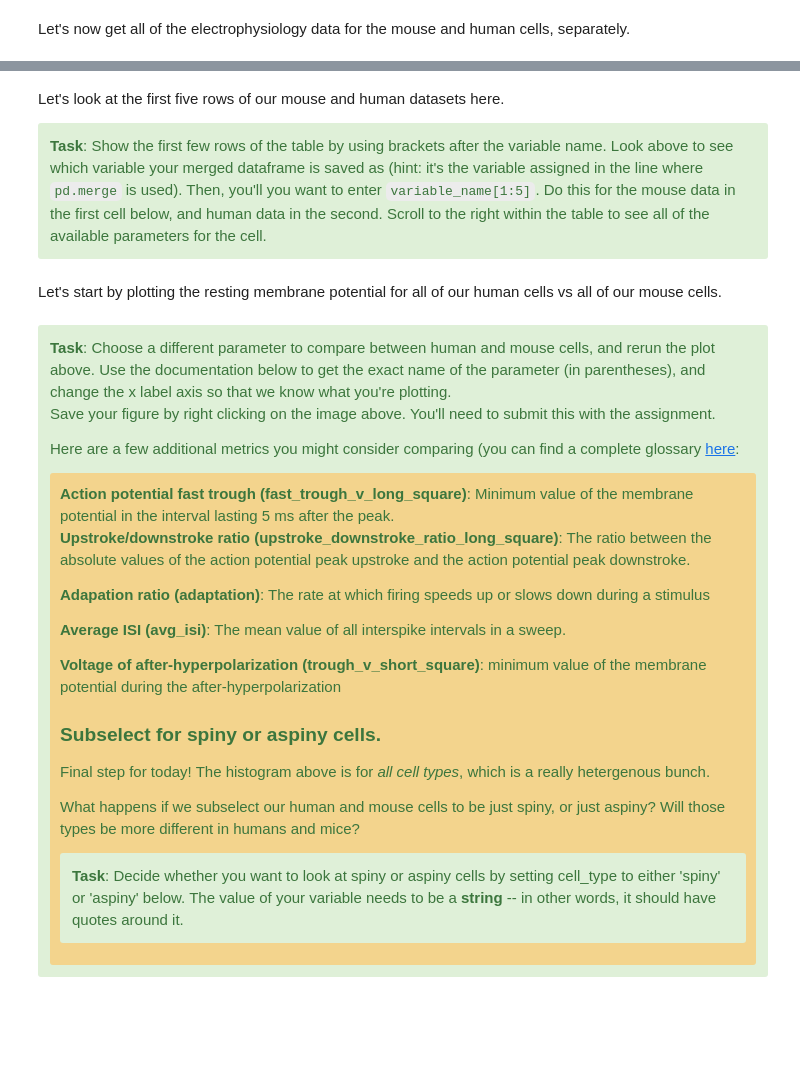
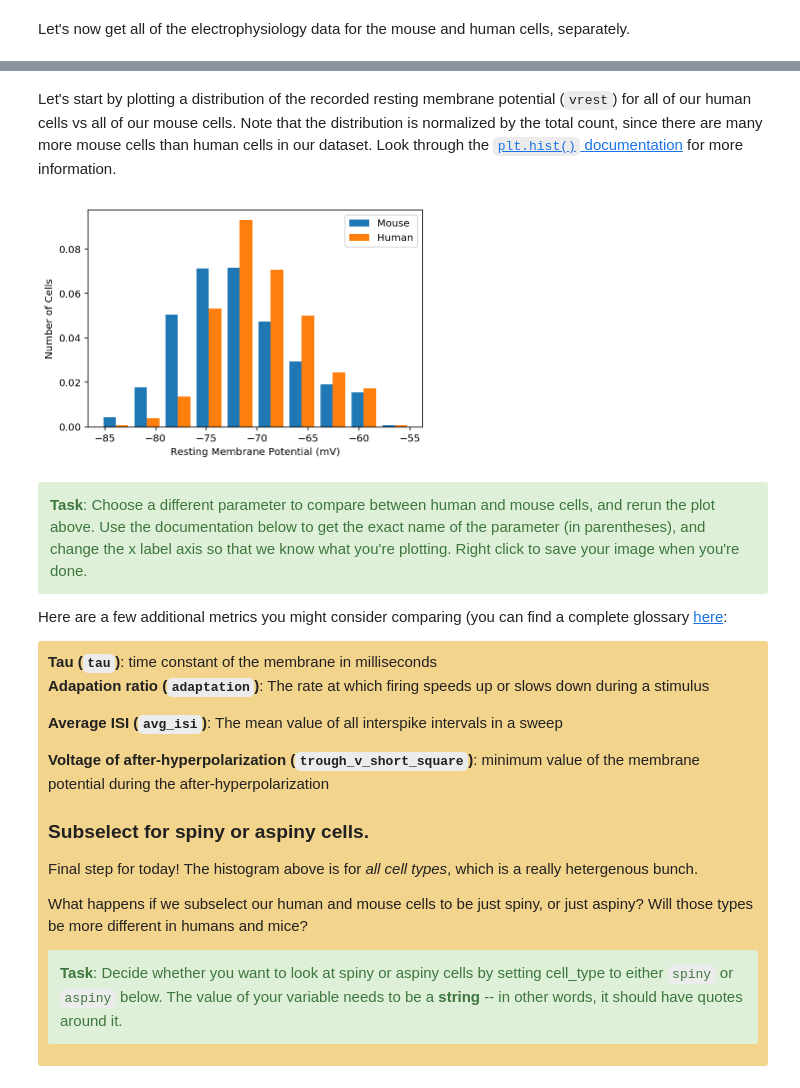
Before and after one commit to ajuavinett/CellTypesLesson, a Jupyter notebook: CellTypesNotebook-CodingLight.ipynb, the cells around one changed output, grey strips where cells are left out. Drawn from its saved outputs; the diff is of its cells as text; code cells hidden in the pictures; blank space fills up the shorter version.

```diff
--- a/CellTypesNotebook-CodingLight.ipynb
+++ b/CellTypesNotebook-CodingLight.ipynb
@@ -340,42 +383,34 @@ print('Dataframes created.')
-# %% [markdown]
-Let's look at the first five rows of our mouse and human datasets here.
-
-<div class="alert alert-success"><b>Task</b>: Show the first few rows of the table by using brackets after the variable name. Look above to see which variable your merged dataframe is saved as (hint: it's the variable assigned in the line where <code>pd.merge</code> is used). Then, you'll you want to enter <code>variable_name[1:5]</code>. Do this for the mouse data in the first cell below, and human data in the second. Scroll to the right within the table to see all of the available parameters for the cell.</div>
 # %% [markdown]
-Let's start by plotting the resting membrane potential for all of our human cells vs all of our mouse cells.
+Let's start by plotting a distribution of the recorded resting membrane potential (`vrest`) for all of our human cells vs all of our mouse cells. Note that the distribution is normalized by the total count, since there are many more mouse cells than human cells in our dataset. Look through the [`plt.hist()` documentation](https://matplotlib.org/3.3.1/api/_as_gen/matplotlib.pyplot.hist.html) for more information.
 # %%
 plt.figure()
 
 # Change your parameter below. Make sure this matches the names in the list you generated above!
 parameter = 'vrest'
 
-# Below it is set to plot resting membrane potential 'vrest'.
-# That's where you can change what is being plotted.
-# Make sure you change it for both the mouse and human plot!
-plt.hist([mouse_ephys_df[parameter],human_ephys_df[parameter]],color=[(0, .5,.5, 0.5),(0, 0, 1, 0.5)])
+# Plot the histogram, with density = True
+plt.hist([mouse_ephys_df[parameter],human_ephys_df[parameter]],density = True)
 
-# this is where you should change the label:
+# Change the x label below:
 plt.xlabel('Resting Membrane Potential (mV)')
 plt.ylabel('Number of Cells')
-plt.legend(['mouse','human'])
+plt.legend(['Mouse','Human'])
 plt.show()
+# %% [output]
+[figure, added]
 # %% [markdown]
-<div class="alert alert-success"> <b>Task</b>: Choose a different parameter to compare between human and mouse cells, and rerun the plot above. Use the documentation below to get the exact name of the parameter (in parentheses), and change the x label axis so that we know what you're plotting.
-
-Save your figure by right clicking on the image above. You'll need to submit this with the assignment.</div>
+<div class="alert alert-success"> <b>Task</b>: Choose a different parameter to compare between human and mouse cells, and rerun the plot above. Use the documentation below to get the exact name of the parameter (in parentheses), and change the x label axis so that we know what you're plotting.  Right click to save your image when you're done.</div></div>
 
 Here are a few additional metrics you might consider comparing (you can find a complete glossary [here](https://docs.google.com/document/d/1YGLwkMTebwrXd_1E817LFbztMjSTCWh83Mlp3_3ZMEo/edit?usp=sharing):
 
 <div style="background: #F3D48D; border-radius: 3px; padding: 10px;">
-<b>Action potential fast trough (fast_trough_v_long_square)</b>: Minimum value of the membrane potential in the interval lasting 5 ms after the peak.
+<b>Tau (<code>tau</code>)</b>: time constant of the membrane in milliseconds
 
-<b>Upstroke/downstroke ratio (upstroke_downstroke_ratio_long_square)</b>: The ratio between the absolute values of the action potential peak upstroke and the action potential peak downstroke.
+<b>Adapation ratio (<code>adaptation</code>)</b>: The rate at which firing speeds up or slows down during a stimulus<br>
 
-<b>Adapation ratio (adaptation)</b>: The rate at which firing speeds up or slows down during a stimulus<br>
+<b>Average ISI (<code>avg_isi</code>)</b>: The mean value of all interspike intervals in a sweep<br>
 
-<b>Average ISI (avg_isi)</b>: The mean value of all interspike intervals in a sweep.<br>
-
-<b>Voltage of after-hyperpolarization (trough_v_short_square)</b>: minimum value of the membrane potential during the after-hyperpolarization</div>
+<b>Voltage of after-hyperpolarization (<code>trough_v_short_square</code>)</b>: minimum value of the membrane potential during the after-hyperpolarization</div>
 
 
 ### Subselect for spiny or aspiny cells.
@@ -383,5 +418,5 @@ Final step for today! The histogram above is for <i>all cell types</i>, which is
 
 What happens if we subselect our human and mouse cells to be just spiny, or just aspiny? Will those types be more different in humans and mice?
 
-<div class="alert alert-success"><b>Task</b>: Decide whether you want to look at spiny or aspiny cells by setting cell_type to either 'spiny' or 'aspiny' below. The value of your variable needs to be a <b>string</b> -- in other words, it should have quotes around it.</div>
+<div class="alert alert-success"><b>Task</b>: Decide whether you want to look at spiny or aspiny cells by setting cell_type to either <code>spiny</code> or <code>aspiny</code> below. The value of your variable needs to be a <b>string</b> -- in other words, it should have quotes around it.</div>
 # %%
```
Also changed, not shown: parts of 44 cells of this notebook, 1 other file.
